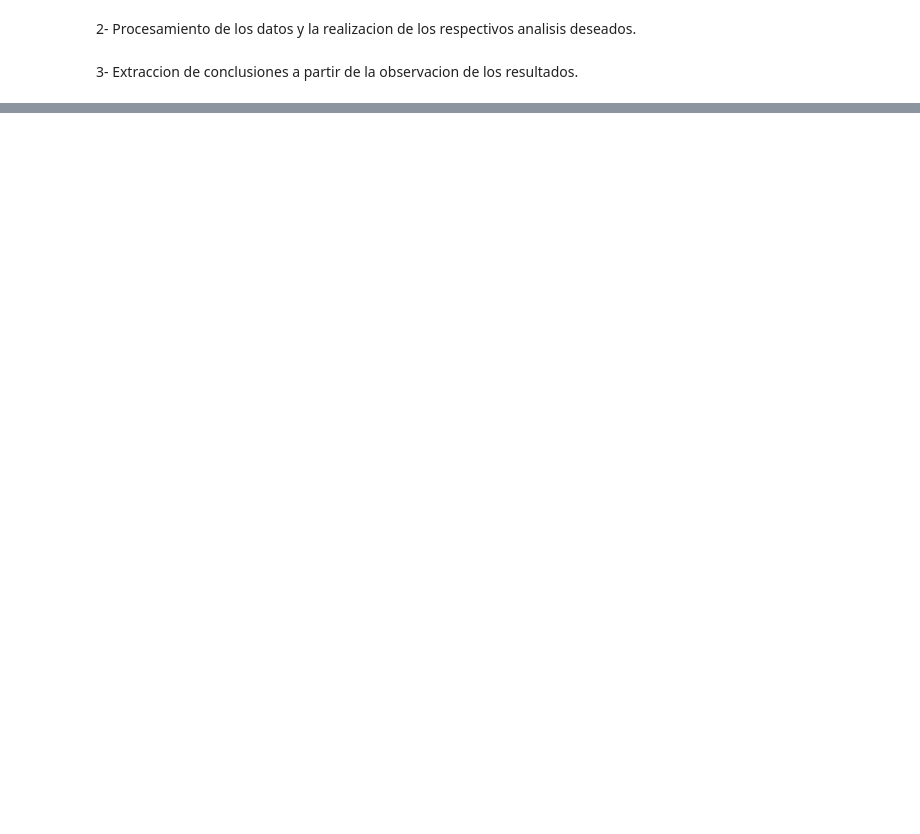
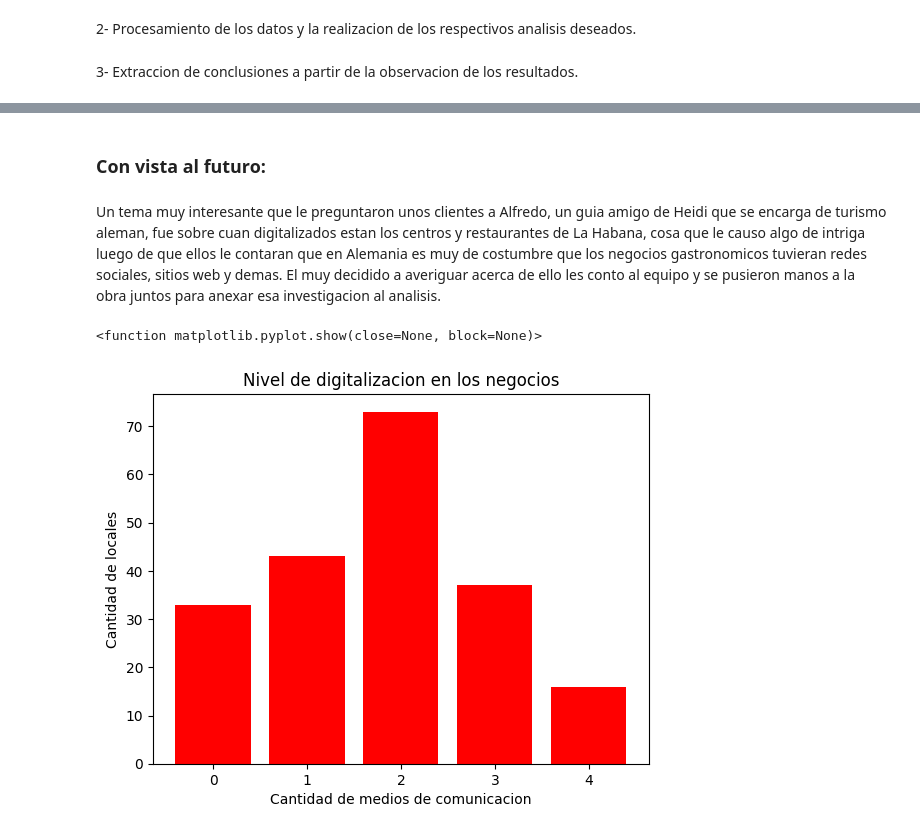
Before and after one commit to cesa-lang/Proyecto-ICD-1er-semestre, a Jupyter notebook: Analisis de Pro-ICD.ipynb, the cells around one changed output, grey strips where cells are left out. Saved outputs shown, nothing was run; the diff lists cells and outputs as text; code cells hidden in the pictures; blank space fills up the shorter version.

```diff
--- a/Analisis de Pro-ICD.ipynb
+++ b/Analisis de Pro-ICD.ipynb
@@ -58,0 +227,36 @@ Antes que todo, decidio hacer un mapa interactivo para poder ver ubicados los si
+# %% [markdown]
+### Con vista al futuro:
+# %% [markdown]
+Un tema muy interesante que le preguntaron unos clientes a Alfredo, un guia amigo de Heidi que se encarga de turismo aleman, fue sobre cuan digitalizados estan los centros y restaurantes de La Habana, cosa que le causo algo de intriga luego de que ellos le contaran que en Alemania es muy de costumbre que los negocios gastronomicos tuvieran redes sociales, sitios web y demas. El muy decidido a averiguar acerca de ello les conto al equipo y se pusieron manos a la obra juntos para anexar esa investigacion al analisis.
+# %%
+dig_dic = {}
+dig_info = database[["Place","Accounts or website"]]
+for i,j in dig_info.iterrows():
+    place = j["Place"]
+    acc = j["Accounts or website"]
+    dig_dic[place] = [j for j in acc.values() if j is not None]
+for x,y in dig_dic.items():
+    dig_dic[x] = len(y)
+
+centers = [i for i in dig_dic.keys()]
+cuant_dig = [j for j in dig_dic.values()]
+
+dig_dic1 = {}
+for number, center in zip(cuant_dig,centers):
+    if number not in dig_dic1:
+        dig_dic1[number] = []
+    dig_dic1[number].append(center)
+
+for x,y in dig_dic1.items():
+    dig_dic1[x] = len(y)
+centers = [i for i in dig_dic1.values()]
+cuant_dig = [j for j in dig_dic1.keys()]
+
+plt.bar(cuant_dig,centers,color = "red")
+plt.title("Nivel de digitalizacion en los negocios")
+plt.xlabel("Cantidad de medios de comunicacion")
+plt.ylabel("Cantidad de locales")
+plt.show
+# %% [output]
+<function matplotlib.pyplot.show(close=None, block=None)>
+[figure, added]
```
Also changed, not shown: parts of 36 cells of this notebook.
